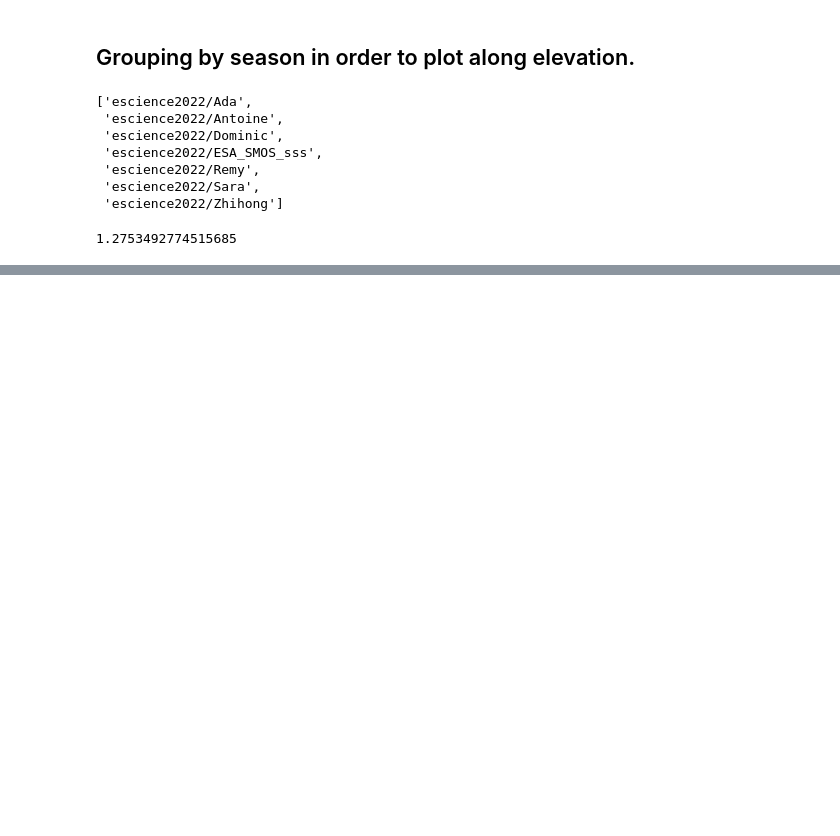
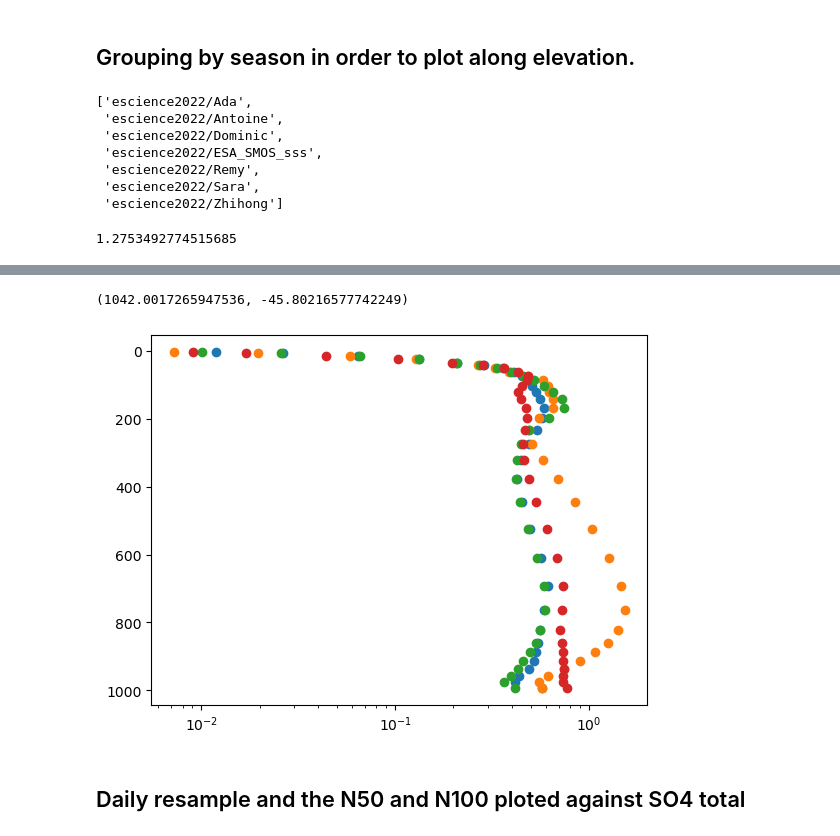
Before and after one commit to eScience-course/-Tjaernoe2022-group1, a Jupyter notebook: notebooks/Stefan/N100 Model vs SO4.ipynb, the cells around one changed output, grey strips where cells are left out. Saved outputs shown, nothing was run; the diff lists cells and outputs as text; code cells hidden in the pictures; blank space fills up the shorter version.

```diff
--- a/notebooks/Stefan/N100 Model vs SO4.ipynb
+++ b/notebooks/Stefan/N100 Model vs SO4.ipynb
@@ -76,0 +150,13 @@ ds =xr.merge([ds,ds_aero])
+# %%
+fig, ax = plt.subplots()
+for seas in N100_div_SO4.season:
+    ax.scatter(x= N100_div_SO4.sel(season=seas,location = 'Zeppelin'),
+               y= N100_div_SO4['lev'],
+              label=seas.values)
+ax.set_xscale('log')
+ax.set_ylim(ax.get_ylim()[::-1])
+# %% [output]
+(1042.0017265947536, -45.80216577742249)
+[figure, added]
+# %% [markdown]
+## Daily resample and the N50 and N100 ploted against SO4 total
```
Also changed, not shown: parts of 13 cells of this notebook, 1 other file.
